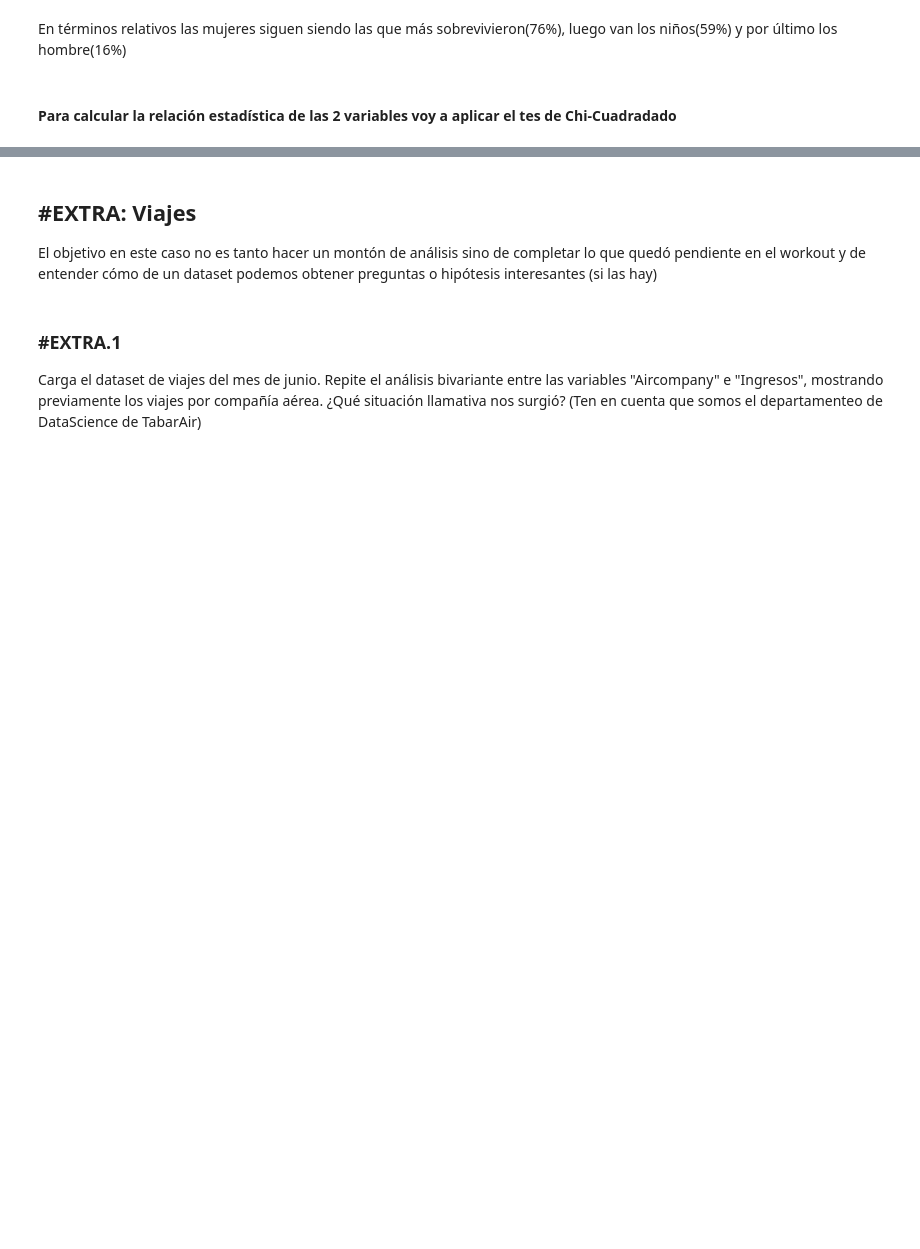
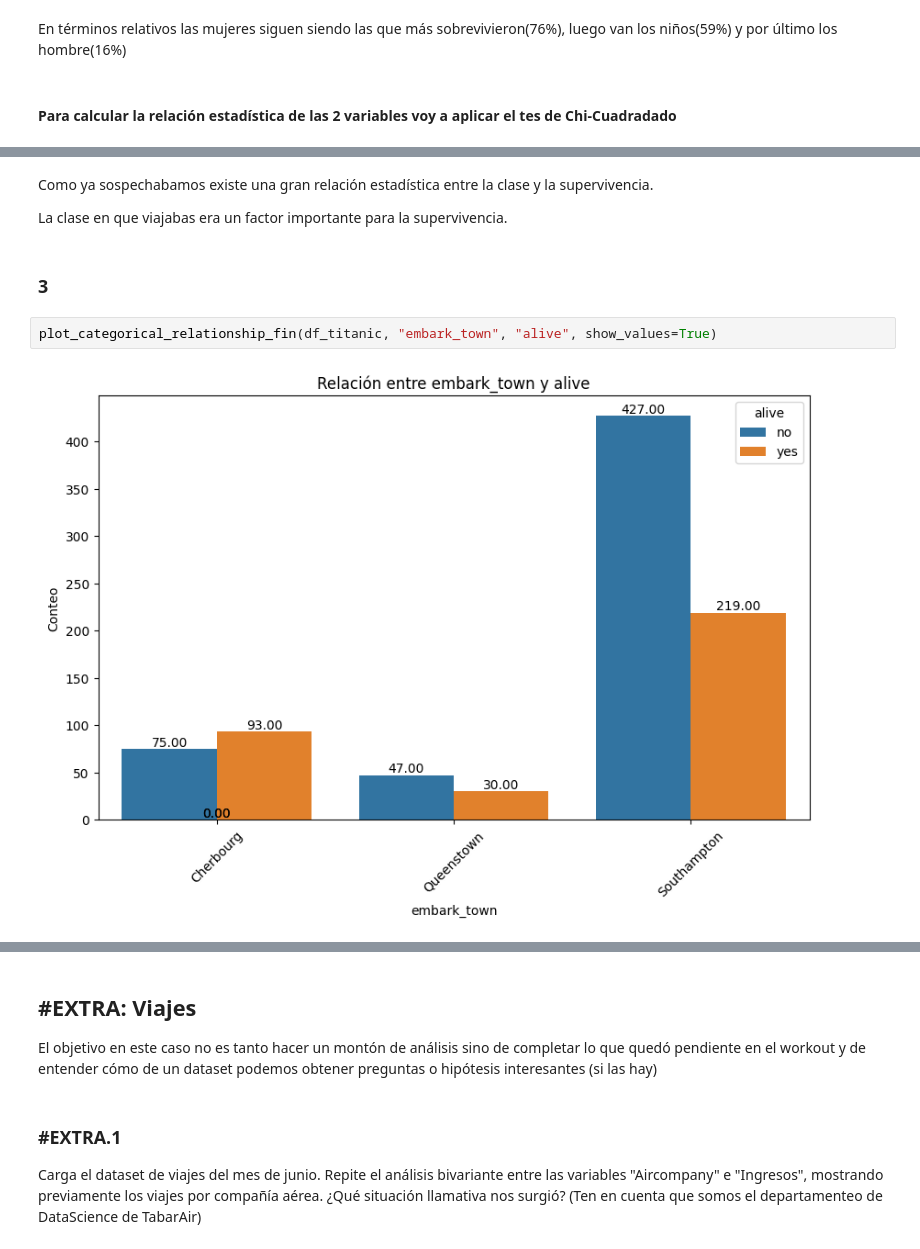
Before and after one commit to terelopdel-sketch/DS-Online-Teresa-Lopez, a Jupyter notebook: 03_Data_Analysis/Sprint_07/Unidad_02_Estadistica_Descriptiva_Multivariante/03_Practica_Obligatoria/18_Practica_Obligatoria_Multivariante.ipynb, the cells around one changed output, grey strips where cells are left out. Cells and saved outputs as stored; diff of their text form; blank space fills up the shorter version.

```diff
--- a/03_Data_Analysis/Sprint_07/Unidad_02_Estadistica_Descriptiva_Multivariante/03_Practica_Obligatoria/18_Practica_Obligatoria_Multivariante.ipynb
+++ b/03_Data_Analysis/Sprint_07/Unidad_02_Estadistica_Descriptiva_Multivariante/03_Practica_Obligatoria/18_Practica_Obligatoria_Multivariante.ipynb
@@ -205,0 +274,10 @@ Tabla de Frecuencias Esperadas:
+# %% [markdown]
+Como ya sospechabamos existe una gran relación estadística entre la clase y la supervivencia.
+
+La clase en que viajabas era un factor importante para la supervivencia.
+# %% [markdown]
+### 3
+# %%
+plot_categorical_relationship_fin(df_titanic, "embark_town", "alive", show_values=True)
+# %% [output]
+[figure, added]
```
Also changed, not shown: parts of 88 cells of this notebook.
